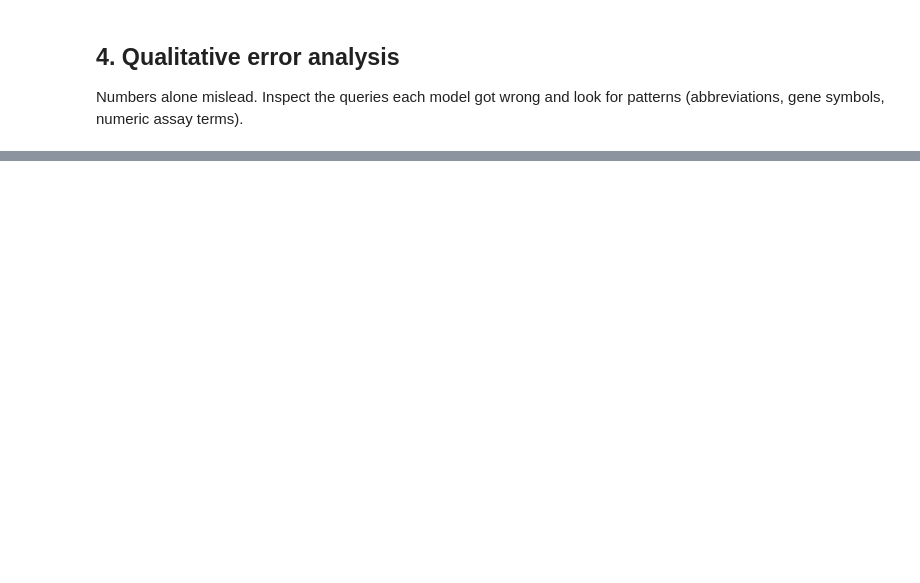
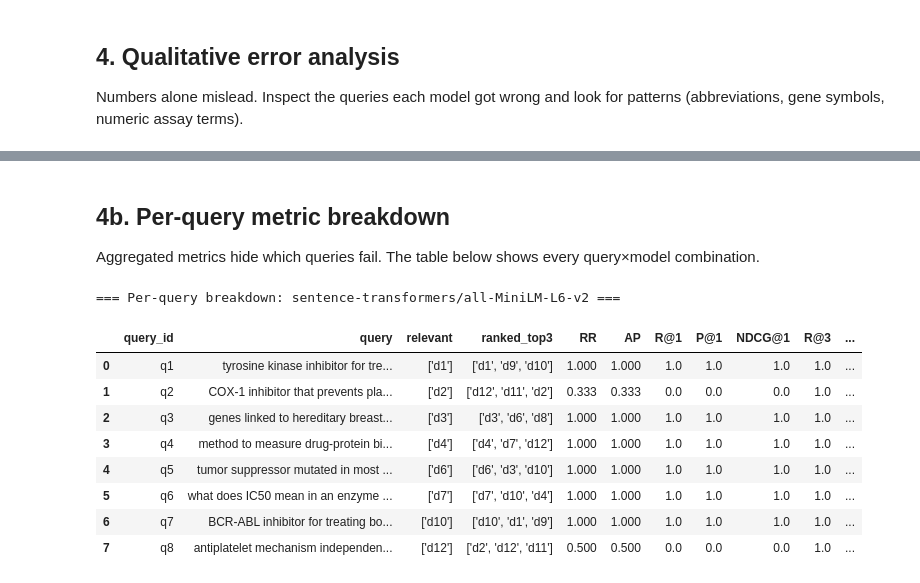
Before and after one commit to IvanReznikov/LangChain4LifeSciencesHealthcare, a Jupyter notebook: notebooks/Chapter 02. Introducing Large Language Models/LC4LSH_Chapter_2_Embedding_Evaluation.ipynb, the cells around one changed output, grey strips where cells are left out. Saved outputs shown, nothing was run; the diff lists cells and outputs as text; code cells hidden in the pictures; blank space fills up the shorter version.

```diff
--- a/notebooks/Chapter 02. Introducing Large Language Models/LC4LSH_Chapter_2_Embedding_Evaluation.ipynb
+++ b/notebooks/Chapter 02. Introducing Large Language Models/LC4LSH_Chapter_2_Embedding_Evaluation.ipynb
@@ -83,15 +158,33 @@ DOCS = {
     "d6": "TP53 is a tumor suppressor; loss-of-function mutations are found in over half of human cancers.",
     "d7": "The IC50 is the concentration of inhibitor required to reduce enzyme activity by 50 percent.",
     "d8": "CRISPR-Cas9 enables targeted genome editing via guide RNA-directed double-strand breaks.",
+    # ── Hard negatives: share vocabulary with correct answers but differ in key detail ──
+    "d9": "Nilotinib is a second-generation BCR-ABL tyrosine kinase inhibitor used for CML resistant to Imatinib.",
+    "d10": "Dasatinib is a multi-targeted TKI inhibiting BCR-ABL and SRC family kinases, used in CML and ALL.",
+    "d11": "Celecoxib selectively inhibits COX-2, reducing inflammation without impairing platelet thromboxane production.",
+    "d12": "Clopidogrel blocks the P2Y12 ADP receptor on platelets, inhibiting aggregation via a mechanism distinct from COX inhibition.",
 }
 
-# query -> list of relevant doc ids
+# query → list of relevant doc ids
+# Queries use GENERIC vocabulary shared across hard negatives — no unique lexical markers.
+# A weak embedder will conflate docs; a strong one must grasp fine distinctions or negation.
 QUERIES = {
-    "q1": ("which drug inhibits BCR-ABL in CML?", ["d1"]),
-    "q2": ("how does aspirin affect platelets?", ["d2"]),
+    # ── BCR-ABL / CML cluster: d1, d9, d10 all share "kinase inhibitor" + "leukemia/CML" ──
+    "q1": ("tyrosine kinase inhibitor for treating leukemia", ["d1"]),
+    #     ^ d9 & d10 also match "TKI" + "CML" (leukemia subtype). Model must rank d1 #1.
+    "q2": ("COX-1 inhibitor that prevents platelet aggregation", ["d2"]),
+    #     ^ d11 matches "COX" + "platelet" (but COX-2, opposite effect on platelets).
+    #       d12 matches "platelet" + "aggregation" (but via P2Y12, not COX).
     "q3": ("genes linked to hereditary breast cancer", ["d3"]),
     "q4": ("method to measure drug-protein binding affinity", ["d4"]),
     "q5": ("tumor suppressor mutated in most cancers", ["d6"]),
     "q6": ("what does IC50 mean in an enzyme assay?", ["d7"]),
+    "q7": ("BCR-ABL inhibitor for treating both CML and ALL", ["d10"]),
+    #     ^ All three BCR-ABL docs mention CML, but ONLY d10 mentions ALL.
+    #       A weak model may conflate CML mentions and rank d1 or d9 first.
+    "q8": ("antiplatelet mechanism independent of cyclooxygenase", ["d12"]),
+    #     ^ NEGATION TRAP: d2 & d11 mention COX/cyclooxygenase + platelet.
+    #       Weak bi-encoders see "cyclooxygenase" + "antiplatelet" and match d2/d11,
+    #       ignoring the negation "independent of". Stronger models may handle this.
 }
-print(f"{len(DOCS)} docs, {len(QUERIES)} queries")
+print(f"{len(DOCS)} docs ({len(DOCS)-4} core + 4 hard negatives), {len(QUERIES)} queries")
@@ -182,0 +426,22 @@ for model, fails in all_failures.items():
+# %% [markdown]
+## 4b. Per-query metric breakdown
+
+Aggregated metrics hide which queries fail. The table below shows every query×model combination.
+# %%
+# Show per-query breakdown for the first open model
+if all_per_query:
+    first_model = list(all_per_query.keys())[0]
+    pq_df = pd.DataFrame(all_per_query[first_model])
+    print(f"=== Per-query breakdown: {first_model} ===\n")
+    display(pq_df[["query_id", "query", "relevant", "ranked_top3", "RR", "AP", "R@1", "P@1", "NDCG@1", "R@3", "P@3", "NDCG@3", "R@5", "P@5", "NDCG@5"]])
+# %% [output]
+=== Per-query breakdown: sentence-transformers/all-MiniLM-L6-v2 ===
+|  | query_id | query | relevant | ranked_top3 | RR | AP | R@1 | P@1 | NDCG@1 | R@3 | ... |
+| 0 | q1 | tyrosine kinase inhibitor for tre... | ['d1'] | ['d1', 'd9', 'd10'] | 1.000 | 1.000 | 1.0 | 1.0 | 1.0 | 1.0 | ... |
+| 1 | q2 | COX-1 inhibitor that prevents pla... | ['d2'] | ['d12', 'd11', 'd2'] | 0.333 | 0.333 | 0.0 | 0.0 | 0.0 | 1.0 | ... |
+| 2 | q3 | genes linked to hereditary breast... | ['d3'] | ['d3', 'd6', 'd8'] | 1.000 | 1.000 | 1.0 | 1.0 | 1.0 | 1.0 | ... |
+| 3 | q4 | method to measure drug-protein bi... | ['d4'] | ['d4', 'd7', 'd12'] | 1.000 | 1.000 | 1.0 | 1.0 | 1.0 | 1.0 | ... |
+| 4 | q5 | tumor suppressor mutated in most ... | ['d6'] | ['d6', 'd3', 'd10'] | 1.000 | 1.000 | 1.0 | 1.0 | 1.0 | 1.0 | ... |
+| 5 | q6 | what does IC50 mean in an enzyme ... | ['d7'] | ['d7', 'd10', 'd4'] | 1.000 | 1.000 | 1.0 | 1.0 | 1.0 | 1.0 | ... |
+| 6 | q7 | BCR-ABL inhibitor for treating bo... | ['d10'] | ['d10', 'd1', 'd9'] | 1.000 | 1.000 | 1.0 | 1.0 | 1.0 | 1.0 | ... |
+| 7 | q8 | antiplatelet mechanism independen... | ['d12'] | ['d2', 'd12', 'd11'] | 0.500 | 0.500 | 0.0 | 0.0 | 0.0 | 1.0 | ... |
```
Also changed, not shown: parts of 26 cells of this notebook, 7 other files.
